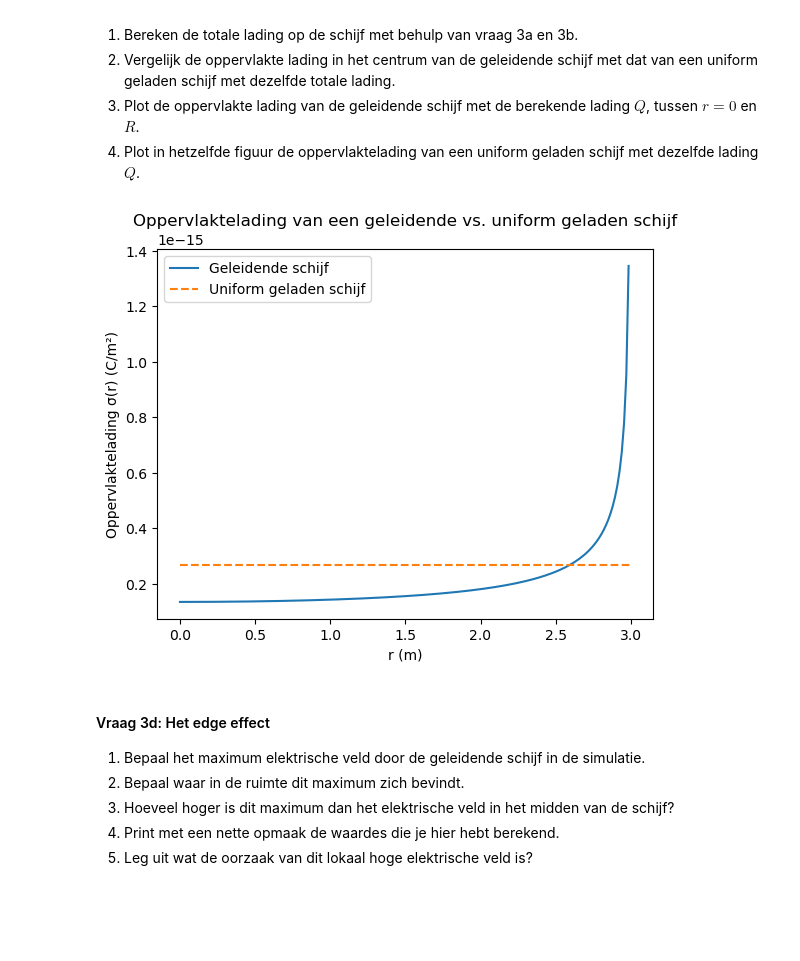
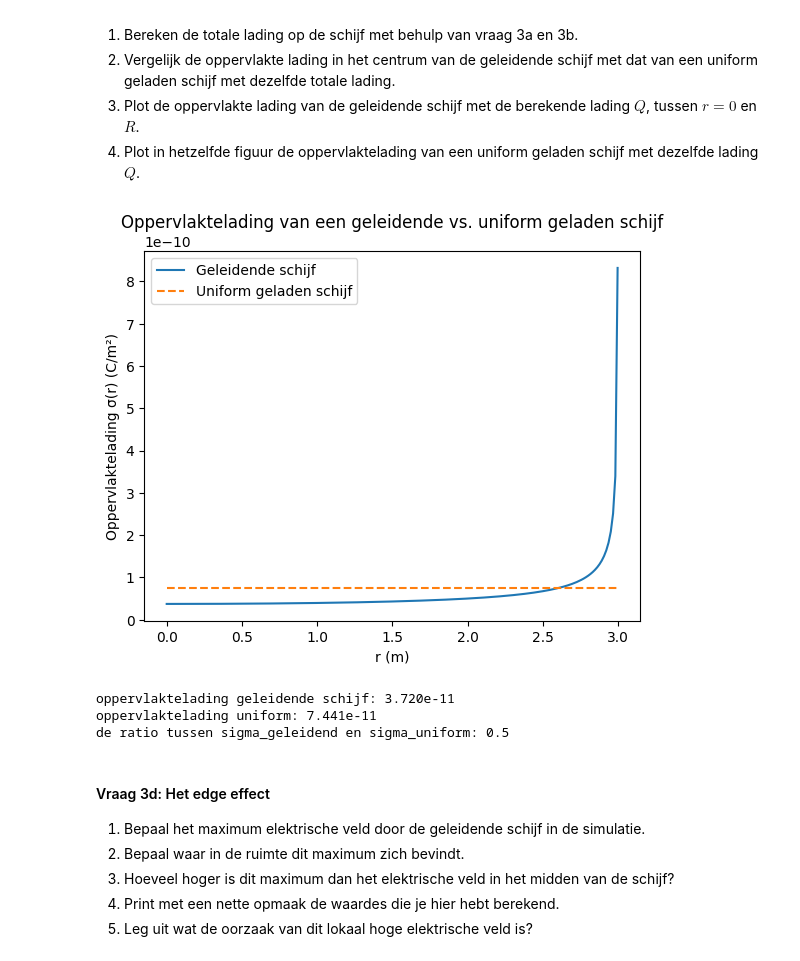
Before and after one commit to sralmulder-hash/opdrachten-DEF-D, a Jupyter notebook: DigitaleOntwerpopdrachten/1CondensatorOpdracht/CondensatorOntwerpopdracht.ipynb, the cells around one changed output. Drawn from its saved outputs; the diff is of its cells as text; code cells hidden in the pictures; blank space fills up the shorter version.

```diff
--- a/DigitaleOntwerpopdrachten/1CondensatorOpdracht/CondensatorOntwerpopdracht.ipynb
+++ b/DigitaleOntwerpopdrachten/1CondensatorOpdracht/CondensatorOntwerpopdracht.ipynb
@@ -478,10 +477,11 @@ Norm van Ez dicht bij het midden van de schijf: 0.000 V/m
 # %%
 # Constante
 epsilon0 = 8.854e-12  # F/m
+Ez_center = Ez[idx_z0+1,0]
 
 # Bereken oppervlakteladingsdichtheid σ
 
-sigma_center = 2 * epsilon0 * Ez_center
+sigma_center = epsilon0 * Ez_center
 
 print(f"Benadering van de oppervlakteladingsdichtheid in het midden van de schijf: {sigma_center:.3e} C/m²")
 # %% [output]
@@ -499,31 +499,38 @@ $$\sigma(r) = \frac{Q}{2 \pi R \sqrt{R^2 - r^2}}$$
 # %%
  # straal van de schijf in meters
 R = disk_radius
 
 # totale lading Q
-sigma_center = epsilon0 * Ez_center  # oppervlaktelading bij r=0
 Q = 2 * np.pi * R**2 * sigma_center # totale lading (uitlimiet bij r->0)
 
 # R-waarden om sigma(r) te plotten
-r_values = np.linspace(0, R, 200)
+r_values = np.linspace(0, R*0.999, 200)
 
 # Oppervlaktelading van geleidende schijf
 sigma_conducting = Q / (2 * np.pi * R * np.sqrt(R**2 - r_values**2))
 
 # Uniform geladen schijf
 sigma_uniform = Q / (np.pi * R**2)
 
 # Plot
 plt.figure()
 plt.plot(r_values, sigma_conducting, label="Geleidende schijf")
 plt.plot(r_values, sigma_uniform*np.ones_like(r_values), '--', label="Uniform geladen schijf")
 plt.xlabel("r (m)")
 plt.ylabel("Oppervlaktelading σ(r) (C/m²)")
 plt.title("Oppervlaktelading van een geleidende vs. uniform geladen schijf")
 plt.legend()
 plt.show()
+
+# waarden printen
+print(f"oppervlaktelading geleidende schijf: {sigma_center:.3e}")
+print(f"oppervlaktelading uniform: {sigma_uniform:.3e}")
+print(f"de ratio tussen sigma_geleidend en sigma_uniform: {sigma_center/sigma_uniform:.1f}")
 # %% [output]
-[figure, old version]
+[figure, new version]
+oppervlaktelading geleidende schijf: 3.720e-11
+oppervlaktelading uniform: 7.441e-11
+de ratio tussen sigma_geleidend en sigma_uniform: 0.5
 # %% [markdown]
 #### Vraag 3d: Het edge effect
 
```
Also changed, not shown: parts of 12 cells of this notebook, 2 other files.
